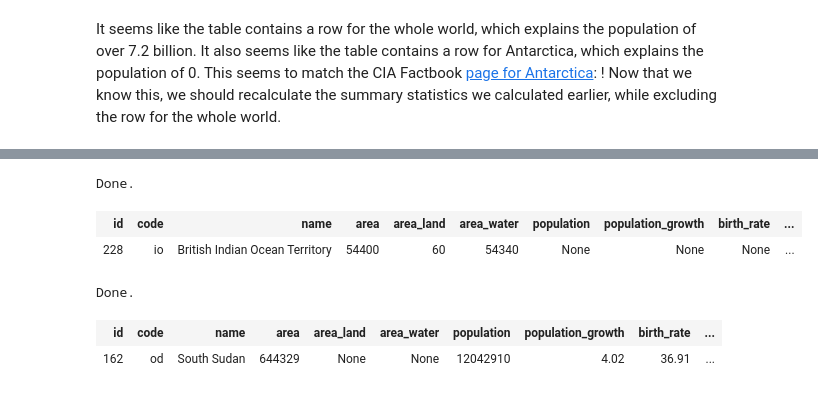
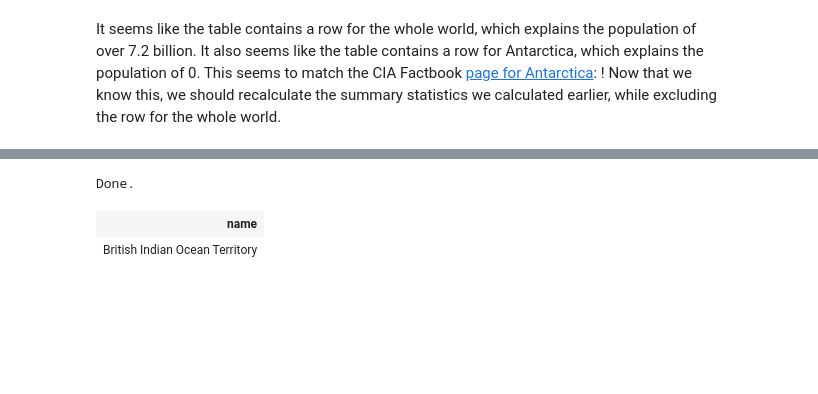
Before and after one commit to chuongpham95/Analyzing-CIA-Factbook-Data-Using-SQL, a Jupyter notebook: Basics.ipynb, the cells around one changed output, grey strips where cells are left out. Drawn from its saved outputs; the diff is of its cells as text; code cells hidden in the pictures; blank space fills up the shorter version.

```diff
--- a/Basics.ipynb
+++ b/Basics.ipynb
@@ -172,20 +322,15 @@ Done.
 # %%
 %%sql
-SELECT *
-FROM facts
-WHERE CAST(area_water AS FLOAT)/area_land = (SELECT MAX(CAST(area_water AS FLOAT)/area_land)
-                    FROM (SELECT * FROM facts WHERE name != 'World'))
+/* Countries have the highest water/land */
+SELECT name
+from facts
+WHERE CAST(area_water AS FLOAT) / area_land =
+(
+    SELECT MAX(CAST(area_water AS FLOAT) / area_land)
+    FROM
+    facts
+)
 # %% [output]
 Done.
-| id | code | name | area | area_land | area_water | population | population_growth | birth_rate | ... |
-| 228 | io | British Indian Ocean Territory | 54400 | 60 | 54340 | None | None | None | ... |
+| name |
+| British Indian Ocean Territory |
-# %%
-%%sql
-SELECT *
-FROM facts
-WHERE population_growth = (SELECT MAX(population_growth)
-                    FROM (SELECT * FROM facts WHERE name != 'World'))
-# %% [output]
-Done.
-| id | code | name | area | area_land | area_water | population | population_growth | birth_rate | ... |
-| 162 | od | South Sudan | 644329 | None | None | 12042910 | 4.02 | 36.91 | ... |
```
Also changed, not shown: parts of 32 cells of this notebook.
